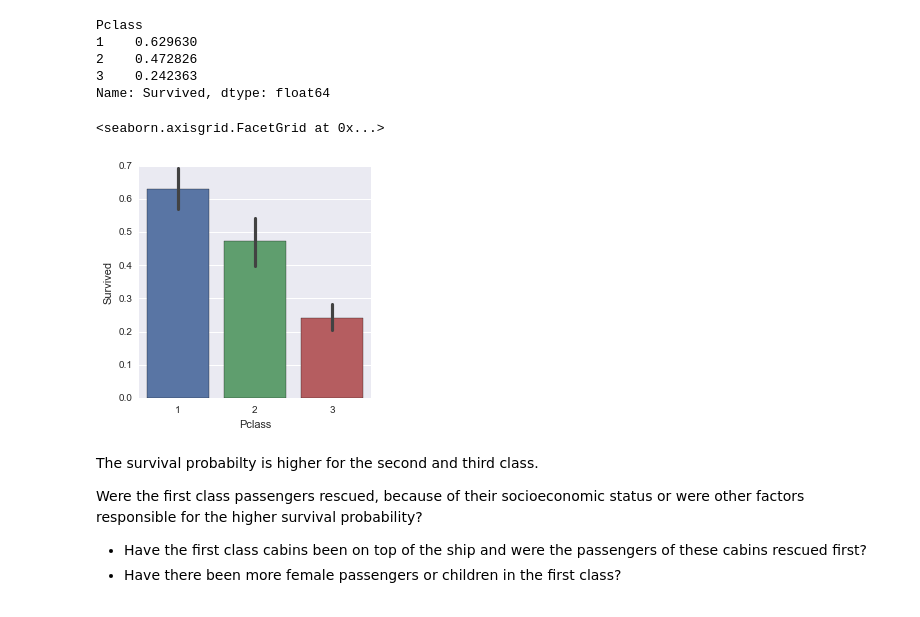
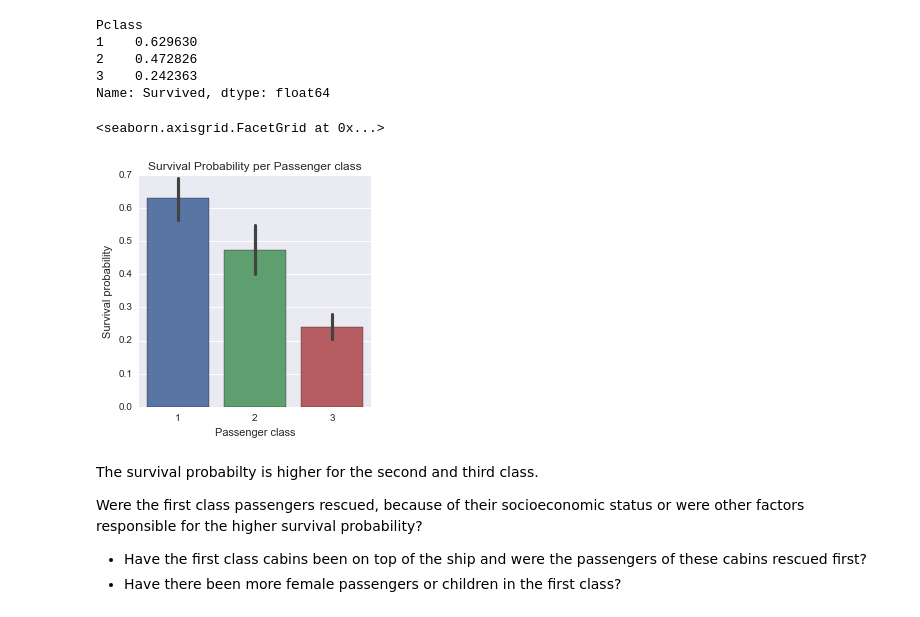
Before and after one commit to jenslaufer/data-analyst-nanodegree, a Jupyter notebook: p2/Assignment/Titanic Data.ipynb, the cells around one changed output. Saved outputs shown, nothing was run; the diff lists cells and outputs as text; code cells hidden in the pictures.

```diff
--- a/p2/Assignment/Titanic Data.ipynb
+++ b/p2/Assignment/Titanic Data.ipynb
@@ -416,10 +434,11 @@ Pclass
 3    0.242363
 Name: Survived, dtype: float64
 # %%
-sns.factorplot(x = 'Pclass', y ='Survived', data = titanic_df, kind = 'bar')
+chart = sns.factorplot(x = 'Pclass', y ='Survived', data = titanic_df, kind = 'bar')
+chart.set(title='Survival Probability per Passenger class', ylabel='Survival probability', xlabel='Passenger class')
 # %% [output]
 <seaborn.axisgrid.FacetGrid at 0x...>
-[figure, old version]
+[figure, new version]
 # %% [markdown]
 The survival probabilty is higher for the second and third class.
 
```
Also changed, not shown: parts of 13 cells of this notebook, 1 other file.
